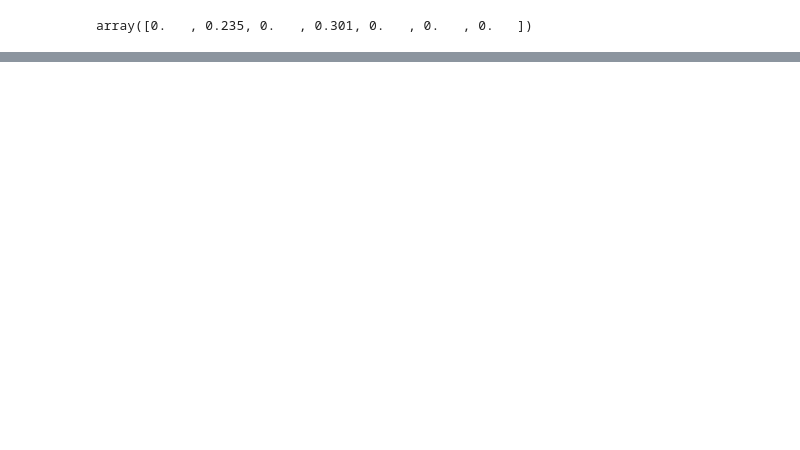
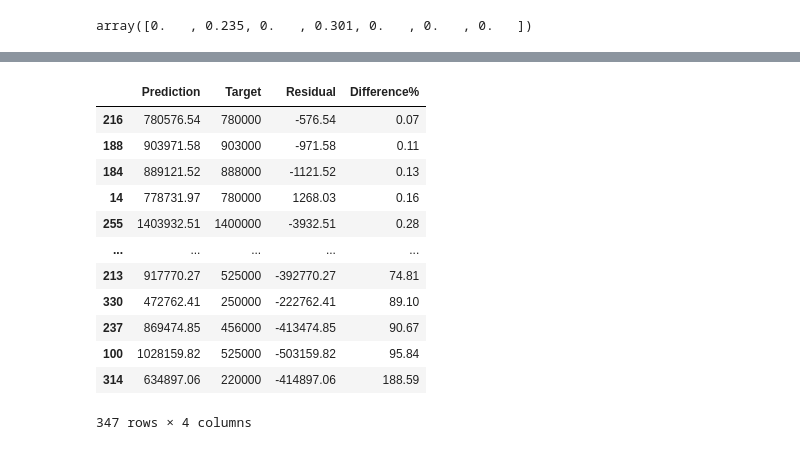
Before and after one commit to tolstoj48/seattle-house-price-prediction, a Jupyter notebook: seattle-real-estate-house-prices-prediction.ipynb, the cells around one changed output, grey strips where cells are left out. Cells and saved outputs as stored; diff of their text form; code cells hidden in the pictures; blank space fills up the shorter version.

```diff
--- a/seattle-real-estate-house-prices-prediction.ipynb
+++ b/seattle-real-estate-house-prices-prediction.ipynb
@@ -546,0 +718,18 @@ array([0.   , 0.235, 0.   , 0.301, 0.   , 0.   , 0.   ])
+# %%
+pd.options.display.max_rows = 100
+pd.set_option("display.float_format", lambda x: '%.2f' % x)
+df_pf.sort_values(by=["Difference%"])
+# %% [output]
+|  | Prediction | Target | Residual | Difference% |
+| 216 | 780576.54 | 780000 | -576.54 | 0.07 |
+| 188 | 903971.58 | 903000 | -971.58 | 0.11 |
+| 184 | 889121.52 | 888000 | -1121.52 | 0.13 |
+| 14 | 778731.97 | 780000 | 1268.03 | 0.16 |
+| 255 | 1403932.51 | 1400000 | -3932.51 | 0.28 |
+| ... | ... | ... | ... | ... |
+| 213 | 917770.27 | 525000 | -392770.27 | 74.81 |
+| 330 | 472762.41 | 250000 | -222762.41 | 89.10 |
+| 237 | 869474.85 | 456000 | -413474.85 | 90.67 |
+| 100 | 1028159.82 | 525000 | -503159.82 | 95.84 |
+| 314 | 634897.06 | 220000 | -414897.06 | 188.59 |
+347 rows × 4 columns
```
Also changed, not shown: parts of 31 cells of this notebook.
